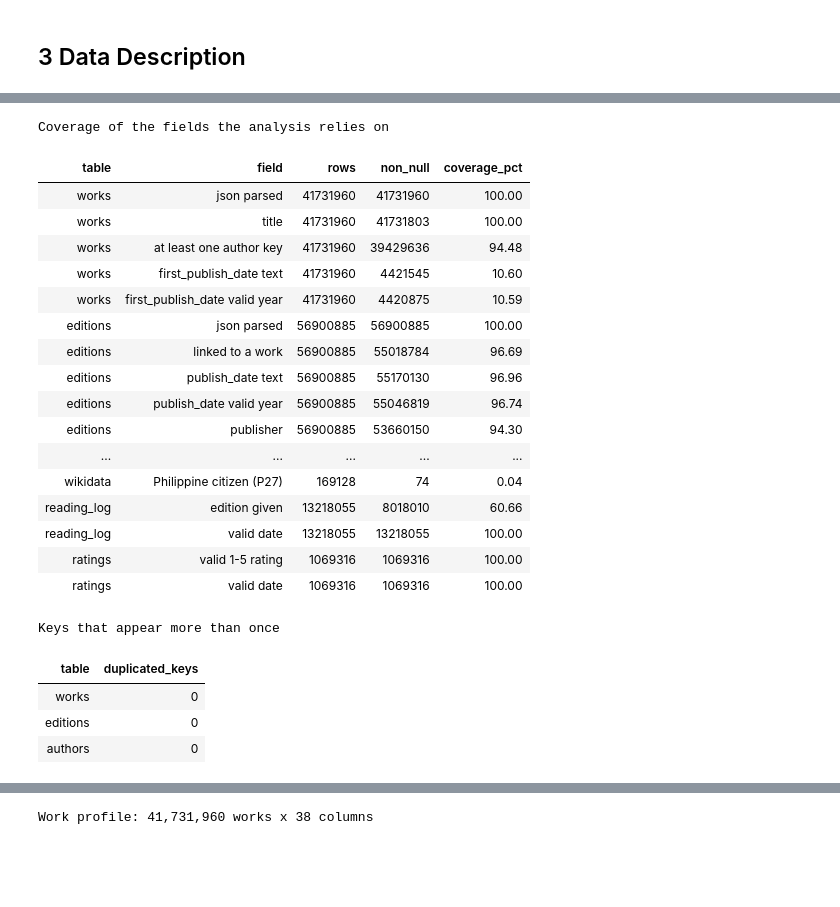
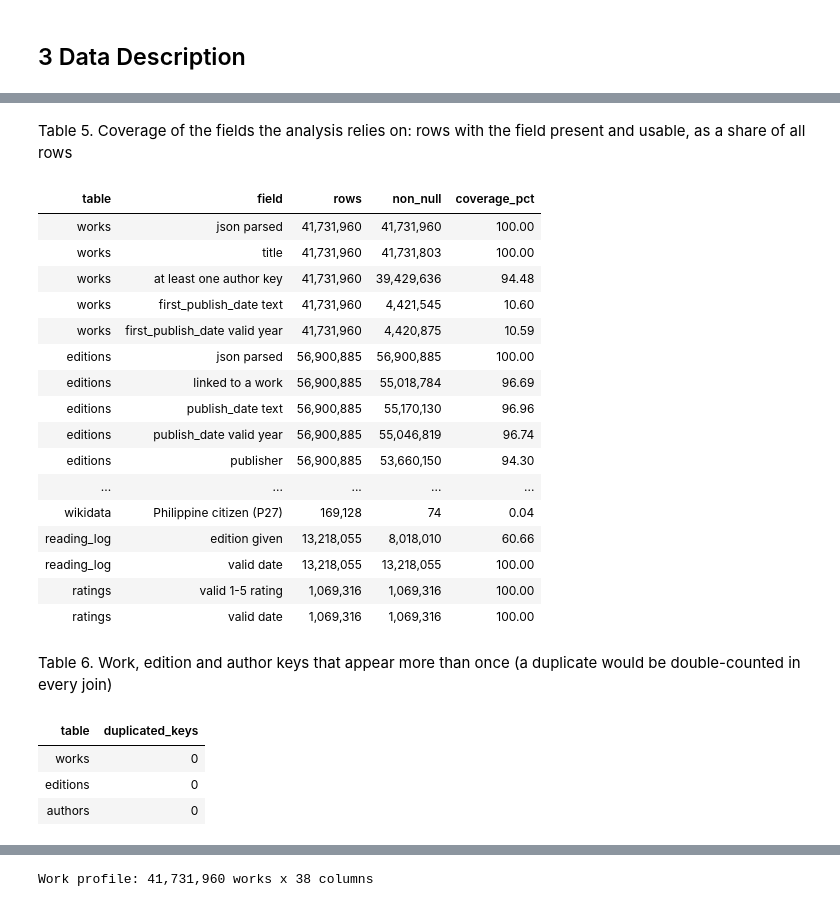
Before and after one commit to jlgelsey/BDCC-Lab-2-, a Jupyter notebook: FINAL REPORT.ipynb, the cells around one changed output, grey strips where cells are left out. Cells and saved outputs as stored; diff of their text form; code cells hidden in the pictures; blank space fills up the shorter version.

```diff
--- a/FINAL REPORT.ipynb
+++ b/FINAL REPORT.ipynb
@@ -169,28 +255,34 @@ Years are extracted with a simple, documented rule that takes the first four-dig
 # %%
+# --- Data quality --------------------------------------------------------
+# Share of rows where each field the analysis needs is present and usable
+# (one Spark pass per table), then a check that no key is duplicated.
 quality = helper.profile_tables(tables)
 duplicates = helper.find_duplicate_keys(tables)
-show(quality, "Coverage of the fields the analysis relies on", rows=40)
-show(duplicates, "Keys that appear more than once")
+show(quality, "Table 5. Coverage of the fields the analysis relies on: "
+     "rows with the field present and usable, as a share of all rows",
+     rows=40)
+show(duplicates, "Table 6. Work, edition and author keys that appear more "
+     "than once (a duplicate would be double-counted in every join)")
 # %% [output]
-Coverage of the fields the analysis relies on
+Table 5. Coverage of the fields the analysis relies on: rows with the field present and usable, as a share of all rows
 | table | field | rows | non_null | coverage_pct |
-| works | json parsed | 41731960 | 41731960 | 100.00 |
-| works | title | 41731960 | 41731803 | 100.00 |
-| works | at least one author key | 41731960 | 39429636 | 94.48 |
-| works | first_publish_date text | 41731960 | 4421545 | 10.60 |
-| works | first_publish_date valid year | 41731960 | 4420875 | 10.59 |
-| editions | json parsed | 56900885 | 56900885 | 100.00 |
-| editions | linked to a work | 56900885 | 55018784 | 96.69 |
-| editions | publish_date text | 56900885 | 55170130 | 96.96 |
-| editions | publish_date valid year | 56900885 | 55046819 | 96.74 |
-| editions | publisher | 56900885 | 53660150 | 94.30 |
+| works | json parsed | 41,731,960 | 41,731,960 | 100.00 |
+| works | title | 41,731,960 | 41,731,803 | 100.00 |
+| works | at least one author key | 41,731,960 | 39,429,636 | 94.48 |
+| works | first_publish_date text | 41,731,960 | 4,421,545 | 10.60 |
+| works | first_publish_date valid year | 41,731,960 | 4,420,875 | 10.59 |
+| editions | json parsed | 56,900,885 | 56,900,885 | 100.00 |
+| editions | linked to a work | 56,900,885 | 55,018,784 | 96.69 |
+| editions | publish_date text | 56,900,885 | 55,170,130 | 96.96 |
+| editions | publish_date valid year | 56,900,885 | 55,046,819 | 96.74 |
+| editions | publisher | 56,900,885 | 53,660,150 | 94.30 |
 | ... | ... | ... | ... | ... |
-| wikidata | Philippine citizen (P27) | 169128 | 74 | 0.04 |
-| reading_log | edition given | 13218055 | 8018010 | 60.66 |
-| reading_log | valid date | 13218055 | 13218055 | 100.00 |
-| ratings | valid 1-5 rating | 1069316 | 1069316 | 100.00 |
-| ratings | valid date | 1069316 | 1069316 | 100.00 |
+| wikidata | Philippine citizen (P27) | 169,128 | 74 | 0.04 |
+| reading_log | edition given | 13,218,055 | 8,018,010 | 60.66 |
+| reading_log | valid date | 13,218,055 | 13,218,055 | 100.00 |
+| ratings | valid 1-5 rating | 1,069,316 | 1,069,316 | 100.00 |
+| ratings | valid date | 1,069,316 | 1,069,316 | 100.00 |
-Keys that appear more than once
+Table 6. Work, edition and author keys that appear more than once (a duplicate would be double-counted in every join)
 | table | duplicated_keys |
 | works | 0 |
 | editions | 0 |
```
Also changed, not shown: parts of 49 cells of this notebook, 6 other files.
